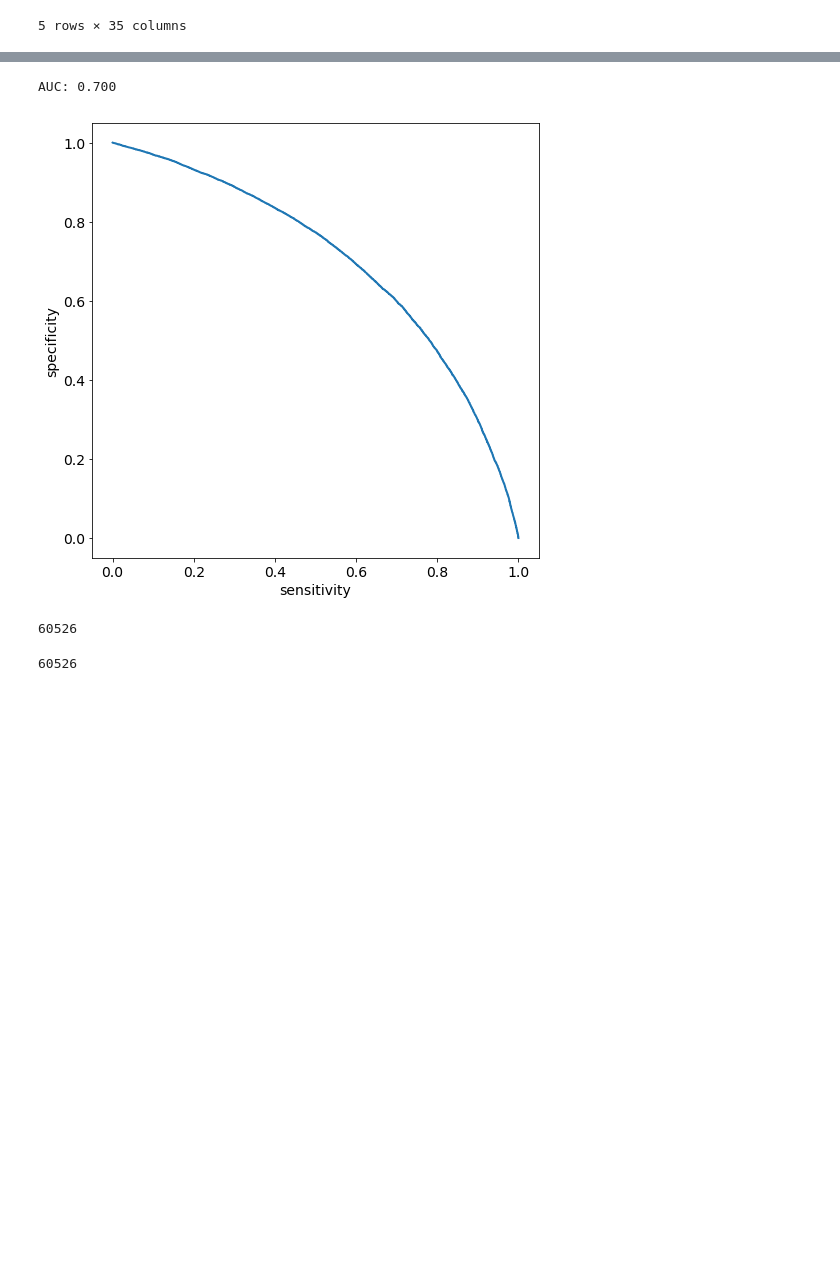
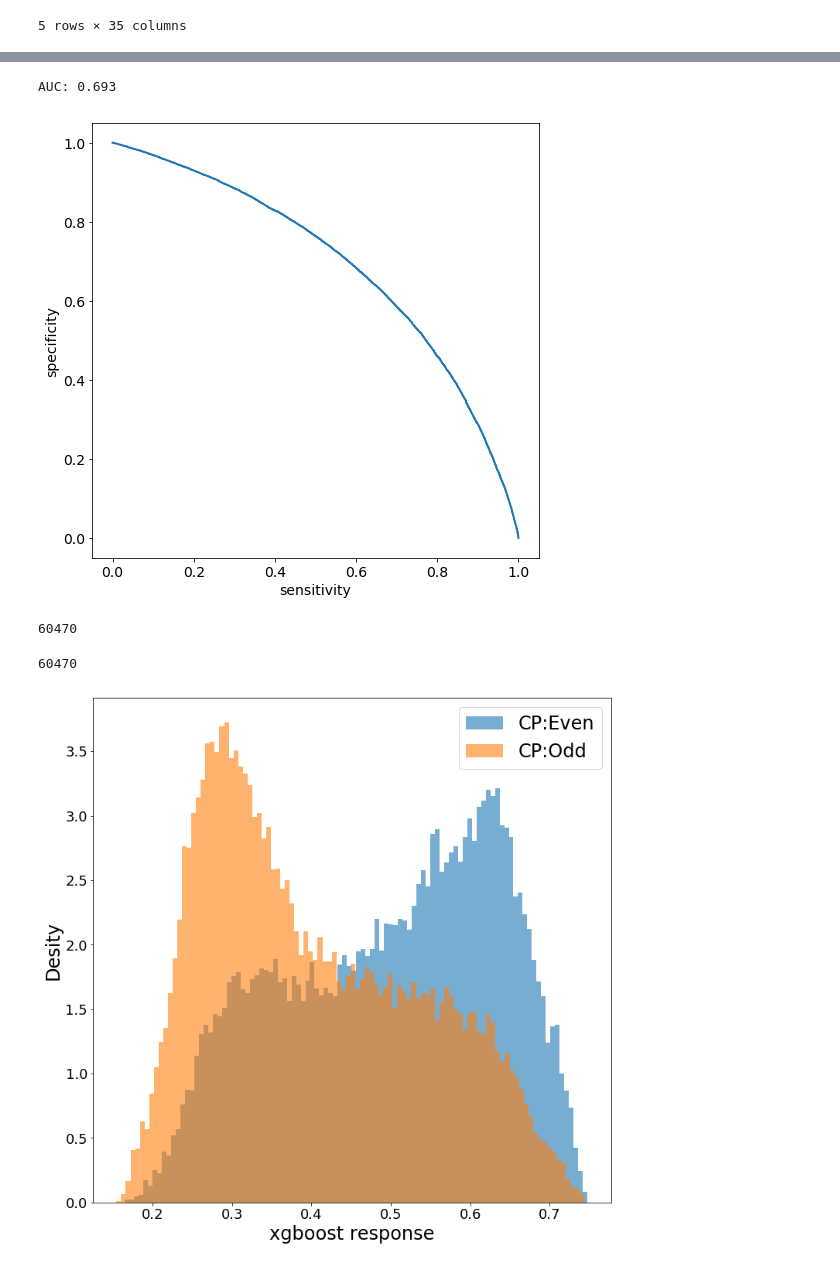
Before and after one commit to renqipan/tth_CMS, a Jupyter notebook: xgboost_weight.ipynb, the cells around one changed output, grey strips where cells are left out. Saved outputs shown, nothing was run; the diff lists cells and outputs as text; code cells hidden in the pictures; blank space fills up the shorter version.

```diff
--- a/xgboost_weight.ipynb
+++ b/xgboost_weight.ipynb
@@ -29,10 +29,9 @@ X,Y=data2.iloc[:,:-2],data2.iloc[:,-1]
 weights=data2.iloc[:,-2]
 X_train, X_test, y_train, y_test,weight_train,weight_test= train_test_split(X, Y,weights,test_size=0.4, random_state=7)
 # %%
-weight_train=weight_train*10**4
-weight_test=weight_test*10**4
+weight_train=weight_train*10
+weight_test=weight_test*10
 weight_train=np.asarray(weight_train)
 weight_test=np.asarray(weight_test)
 y_test=np.asarray(y_test)
 y_train=np.asarray(y_train)
-dtest = xgb.DMatrix(data=X_test,weight=weight_test)
@@ -70,8 +78,8 @@ plt.ylabel("specificity",fontsize=14)
 plt.tick_params(axis="both",labelsize=14)
 plt.show()
 # %% [output]
-AUC: 0.700
+AUC: 0.693
-[figure, old version]
+[figure, new version]
 # %%
 filename="xgboost_weight.CSV"
 with open(filename,"w") as file:
@@ -83,8 +91,31 @@ with open(filename,"w") as file:
 # %%
 fpr.size
 # %% [output]
-60526
+60470
 # %%
 tpr.size
 # %% [output]
-60526
+60470
+# %%
+sig_probs=[]
+bkg_probs=[]
+for index in range(y_test.shape[0]):
+    if(y_test[index]==1.0):
+        sig_probs.append(probs[index])
+    else:
+        bkg_probs.append(probs[index])
+# %%
+plt.figure(3)
+plt.rcParams['figure.figsize'] = [12, 12]
+
+plt.hist(sig_probs,bins=100,density=True,alpha=0.6,label="CP:Even");
+plt.hist(bkg_probs,bins=100,density=True,alpha=0.6,label="CP:Odd");
+plt.legend(loc='upper right',fontsize=24)
+plt.xlabel("xgboost response",fontsize=24)
+plt.ylabel("Desity",fontsize=24)
+plt.xticks(fontsize=18)
+plt.yticks(fontsize=18)
+plt.savefig('tth_xgboost_output.png')
+plt.show()
+# %% [output]
+[figure, added]
```
Also changed, not shown: parts of 4 cells of this notebook, 2 other files.
